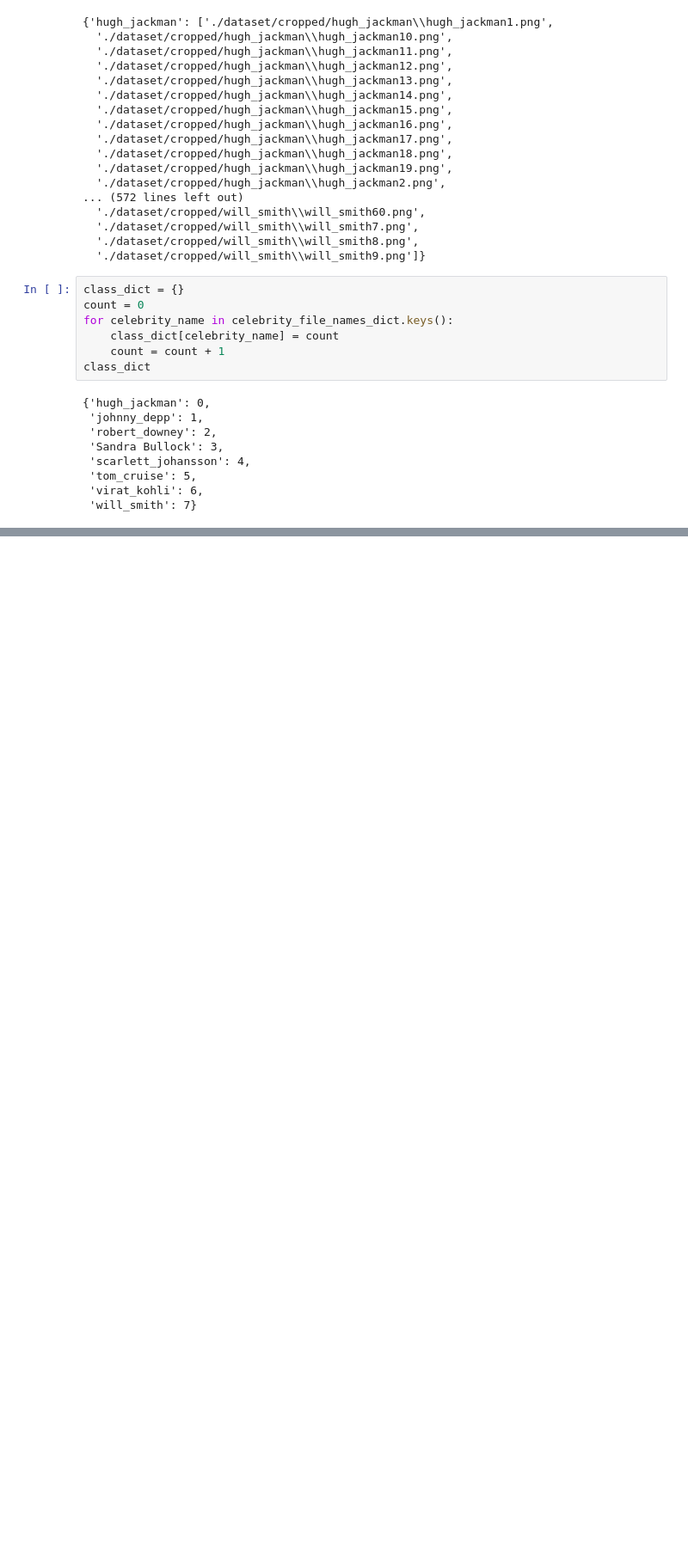
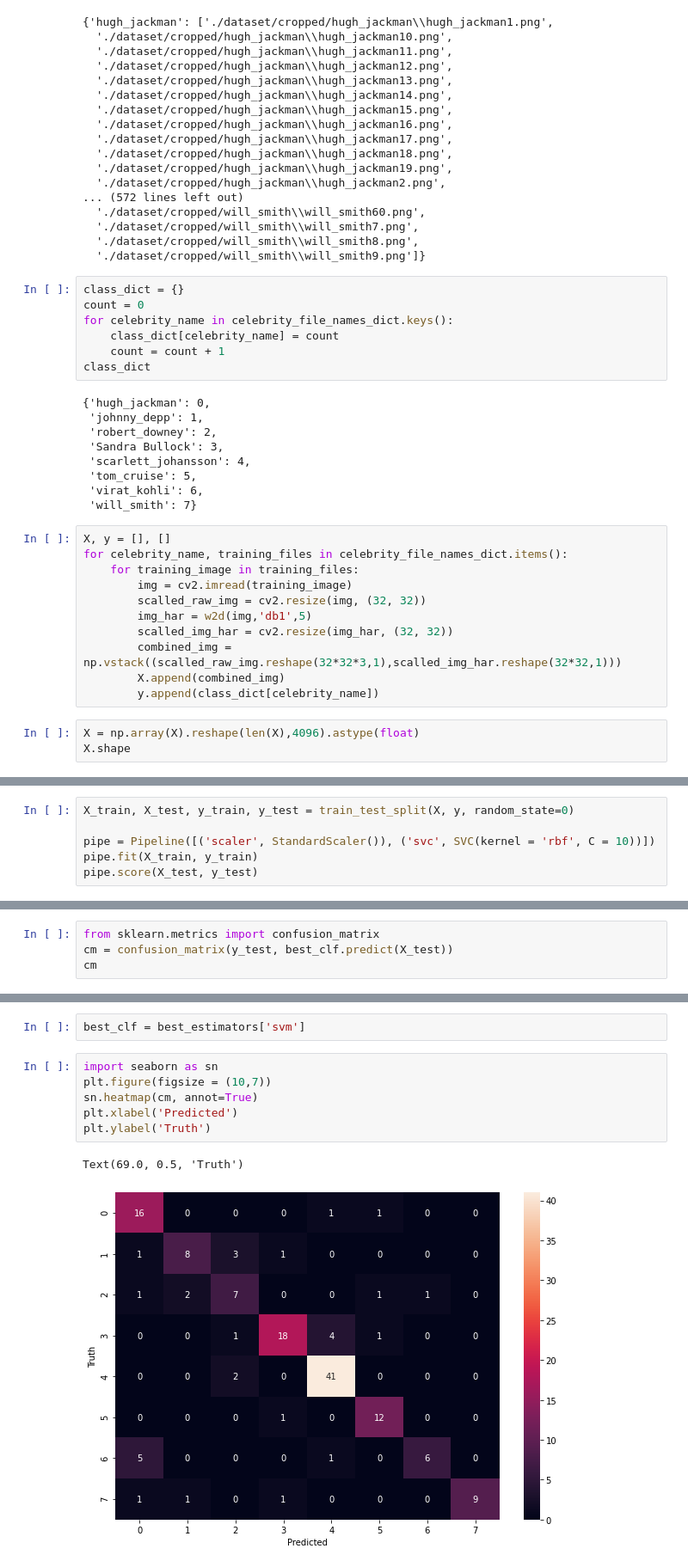
Before and after one commit to sahilempire/Sports-Celebrity-Image-Classification, a Jupyter notebook: model/Untitled.ipynb, the cells around one changed output, grey strips where cells are left out. Shown at 86% size. Drawn from its saved outputs; the diff is of its cells as text; blank space fills up the shorter version.

```diff
--- a/model/Untitled.ipynb
+++ b/model/Untitled.ipynb
@@ -342,3 +342,17 @@ class_dict
  'tom_cruise': 5,
  'virat_kohli': 6,
  'will_smith': 7}
+# %%
+X, y = [], []
+for celebrity_name, training_files in celebrity_file_names_dict.items():
+    for training_image in training_files:
+        img = cv2.imread(training_image)
+        scalled_raw_img = cv2.resize(img, (32, 32))
+        img_har = w2d(img,'db1',5)
+        scalled_img_har = cv2.resize(img_har, (32, 32))
+        combined_img = np.vstack((scalled_raw_img.reshape(32*32*3,1),scalled_img_har.reshape(32*32,1)))
+        X.append(combined_img)
+        y.append(class_dict[celebrity_name])
+# %%
+X = np.array(X).reshape(len(X),4096).astype(float)
+X.shape
@@ -344,0 +367,6 @@ class_dict
+# %%
+X_train, X_test, y_train, y_test = train_test_split(X, y, random_state=0)
+
+pipe = Pipeline([('scaler', StandardScaler()), ('svc', SVC(kernel = 'rbf', C = 10))])
+pipe.fit(X_train, y_train)
+pipe.score(X_test, y_test)
@@ -344,0 +466,4 @@ class_dict
+# %%
+from sklearn.metrics import confusion_matrix
+cm = confusion_matrix(y_test, best_clf.predict(X_test))
+cm
@@ -344,0 +479,11 @@ class_dict
+# %%
+best_clf = best_estimators['svm']
+# %%
+import seaborn as sn
+plt.figure(figsize = (10,7))
+sn.heatmap(cm, annot=True)
+plt.xlabel('Predicted')
+plt.ylabel('Truth')
+# %% [output]
+Text(69.0, 0.5, 'Truth')
+[figure, added]
```
Also changed, not shown: parts of 15 cells of this notebook, 2 other files.
